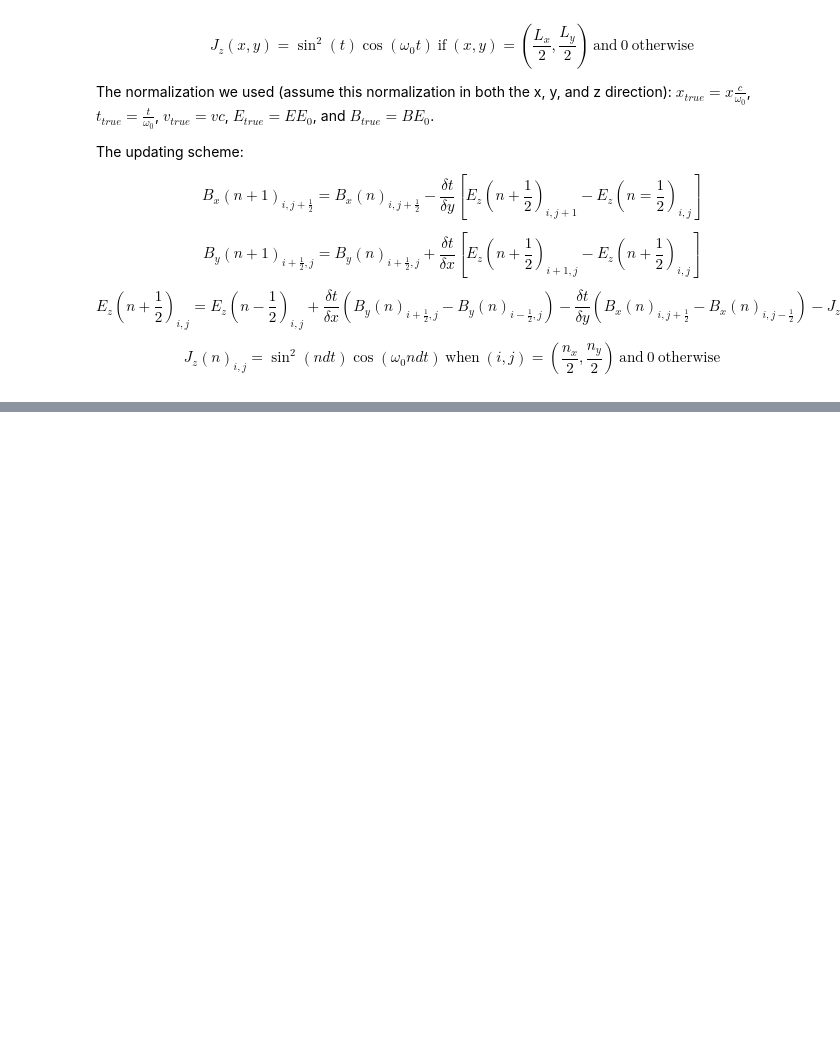
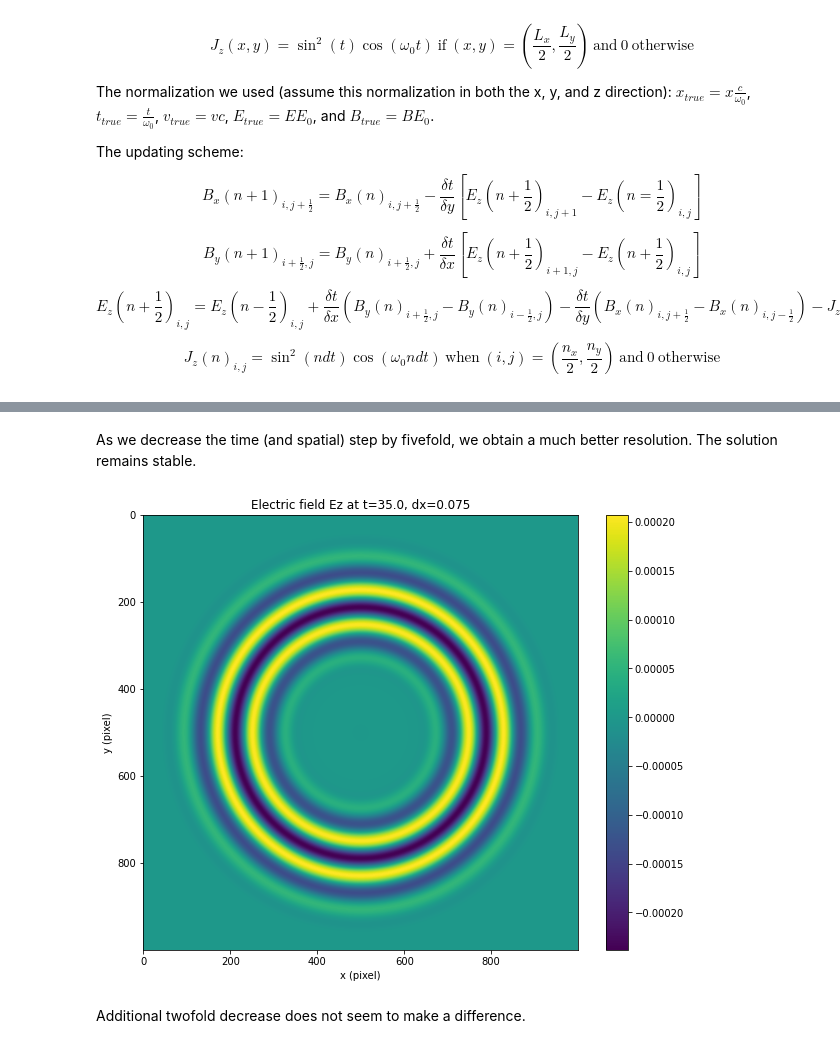
Before and after one commit to robinzhang24/YeeEM, a Jupyter notebook: Physics_170N_Final_Project.ipynb, the cells around one changed output, grey strips where cells are left out. Cells and saved outputs as stored; diff of their text form; code cells hidden in the pictures; blank space fills up the shorter version.

```diff
--- a/Physics_170N_Final_Project.ipynb
+++ b/Physics_170N_Final_Project.ipynb
@@ -426,0 +503,34 @@ plt.show()
+# %% [markdown]
+As we decrease the time (and spatial) step by fivefold, we obtain a much better resolution. The solution remains stable.
+# %%
+dt = 0.05 / omega0
+dx = 1.5 * dt
+dy = 1.5 * dt
+nx = 1000
+ny = 1000
+Lx = dx * nx
+Ly = dy * ny
+x = np.arange(nx) * dx
+y = np.arange(ny) * dy
+
+steps = 700
+
+E0z = np.zeros((nx, ny))
+B0x = np.zeros((nx, ny))
+B0y = np.zeros((nx, ny))
+Ez_history, Bx_history, By_history = field_evolve_2D(E0z, B0x, B0y, Jz_func,
+                                                      omega0, tau, dx, dy, dt, steps)
+
+X, Y = np.meshgrid(x, y)
+fig_ez, ax_ez = plt.subplots(figsize=(10,8))
+cont_ez = ax_ez.imshow(Ez_history[-1], cmap='viridis')
+ax_ez.set_title(f'Electric field Ez at t={steps*dt}, dx={dx:.3f}')
+ax_ez.set_xlabel('x (pixel)')
+ax_ez.set_ylabel('y (pixel)')
+fig_ez.colorbar(cont_ez)
+
+plt.show()
+# %% [output]
+[figure, added]
+# %% [markdown]
+Additional twofold decrease does not seem to make a difference.
```
Also changed, not shown: parts of 6 cells of this notebook.
